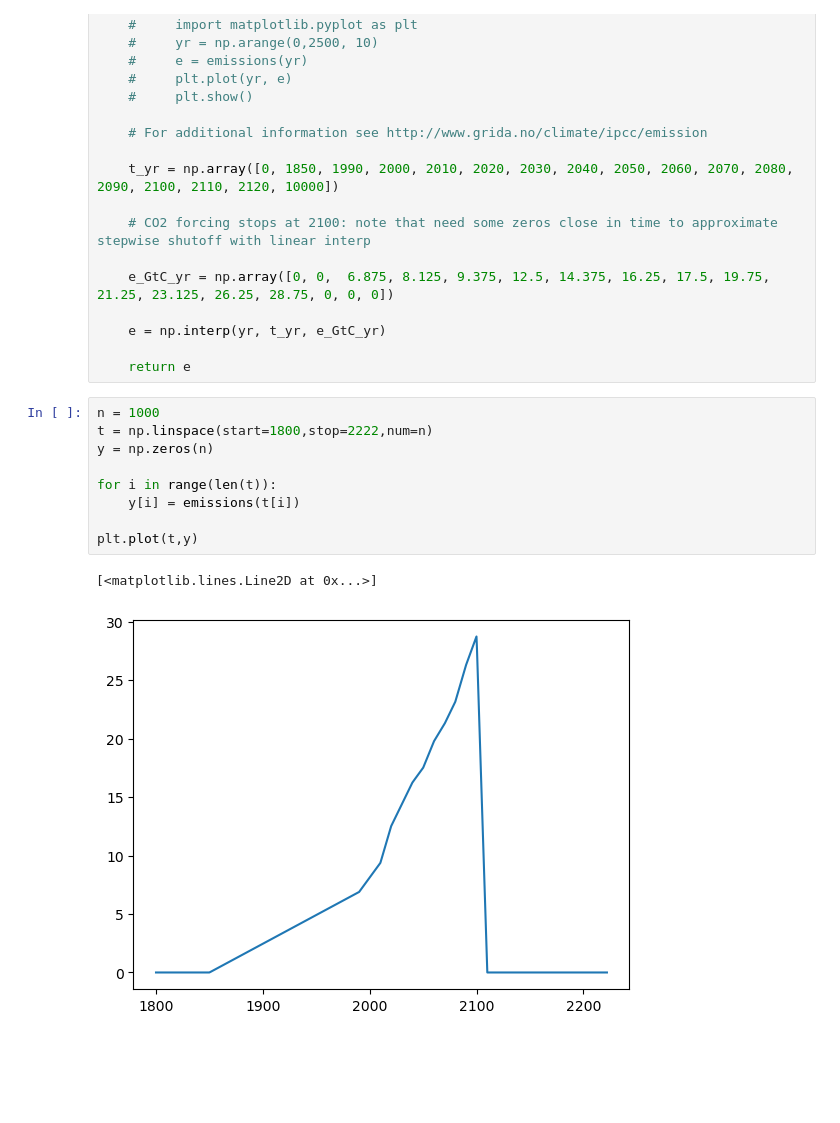
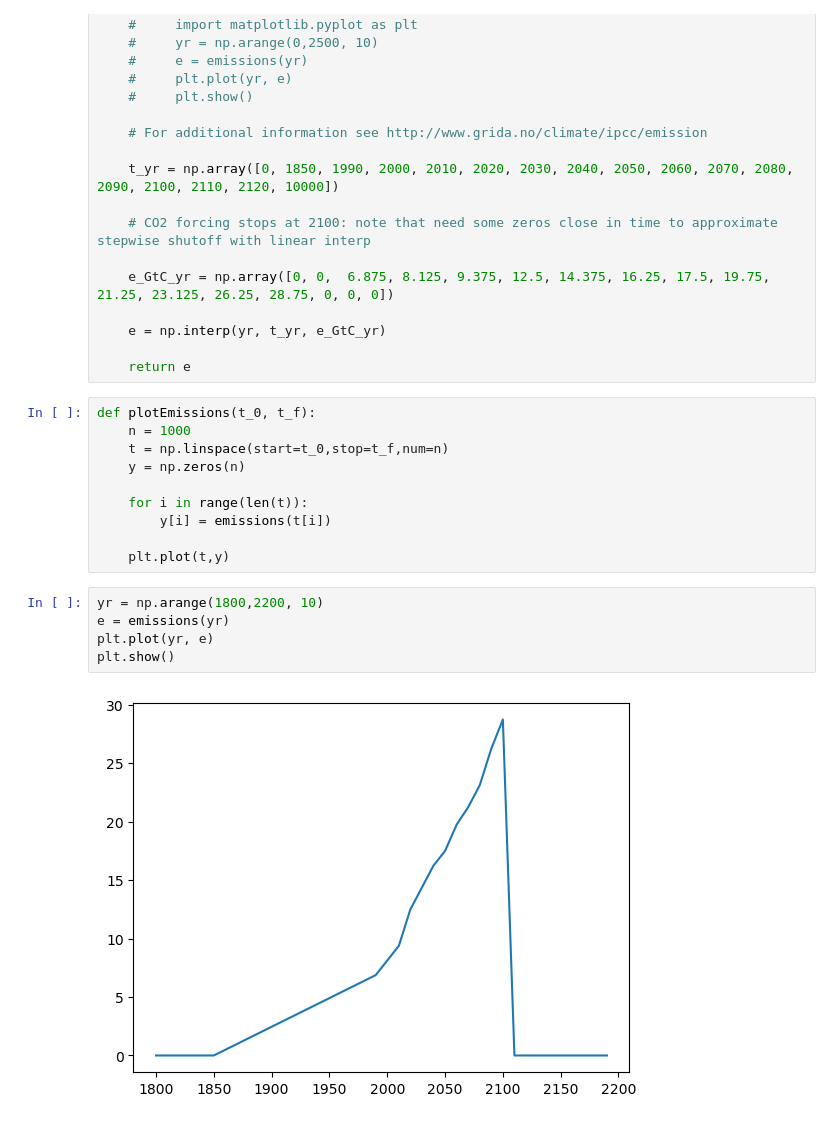
Before and after one commit to ejb1733/eosc453, a Jupyter notebook: assn1/emissions.ipynb, the cells around one changed output. Cells and saved outputs as stored; diff of their text form; blank space fills up the shorter version.

```diff
--- a/assn1/emissions.ipynb
+++ b/assn1/emissions.ipynb
@@ -27,14 +27,19 @@ def emissions(yr):
 
     return e
 # %%
-n = 1000
-t = np.linspace(start=1800,stop=2222,num=n)
-y = np.zeros(n)
+def plotEmissions(t_0, t_f):
+    n = 1000
+    t = np.linspace(start=t_0,stop=t_f,num=n)
+    y = np.zeros(n)
 
-for i in range(len(t)):
-    y[i] = emissions(t[i])
+    for i in range(len(t)):
+        y[i] = emissions(t[i])
 
-plt.plot(t,y)
+    plt.plot(t,y)
-# %% [output]
-[<matplotlib.lines.Line2D at 0x...>]
-[figure, removed]
+# %%
+yr = np.arange(1800,2200, 10)
+e = emissions(yr)
+plt.plot(yr, e)
+plt.show()
+# %% [output]
+[figure, added]
```
Also changed, not shown: 7 other files.
